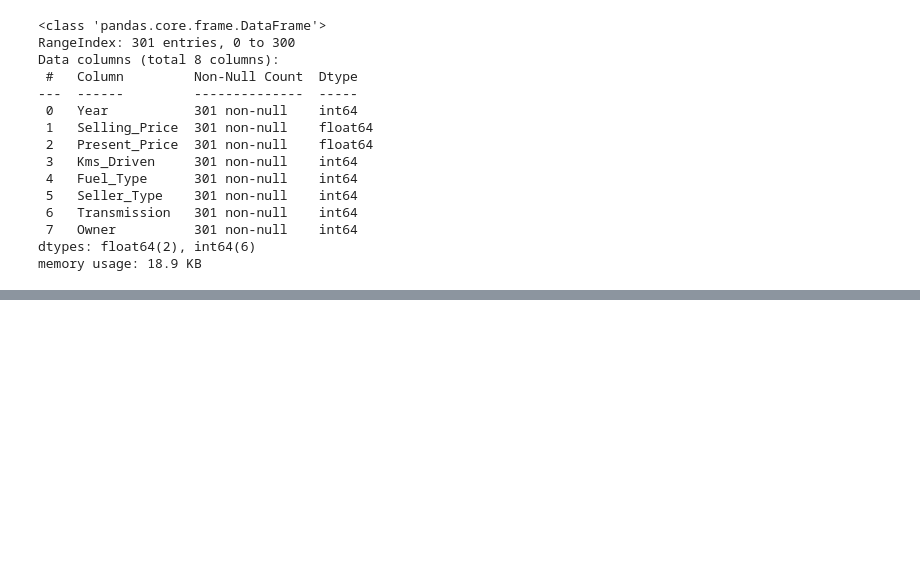
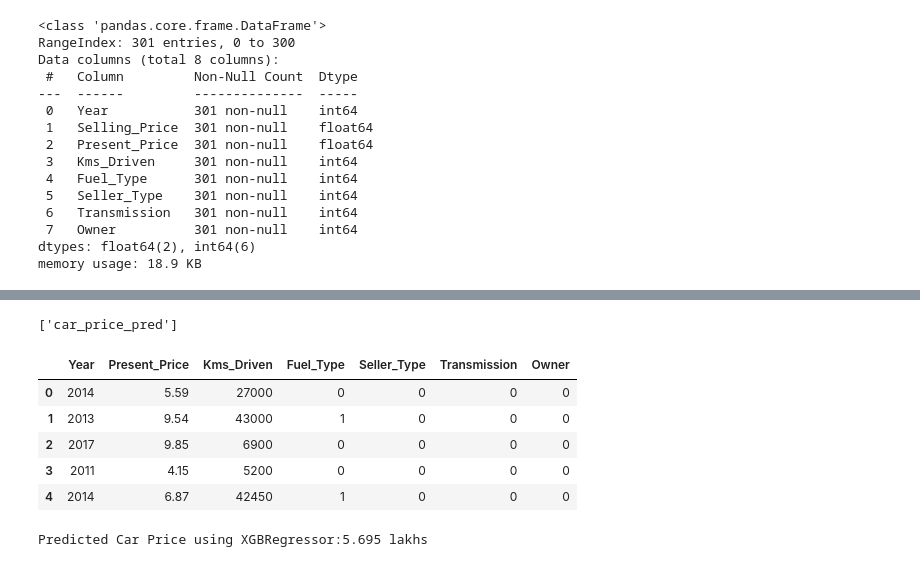
Before and after one commit to Nash242/Car-demo, a Jupyter notebook: notebooks/preprocess.ipynb, the cells around one changed output, grey strips where cells are left out. Drawn from its saved outputs; the diff is of its cells as text; code cells hidden in the pictures; blank space fills up the shorter version.

```diff
--- a/notebooks/preprocess.ipynb
+++ b/notebooks/preprocess.ipynb
@@ -133,0 +136,3 @@ memory usage: 18.9 KB
+# %%
+X = car_data.drop(['Selling_Price'], axis=1)
+Y = car_data['Selling_Price']
@@ -133,0 +268,3 @@ memory usage: 18.9 KB
+# %%
+xg = XGBRegressor()
+xg.fit(X,Y)
@@ -133,0 +283,4 @@ memory usage: 18.9 KB
+# %%
+joblib.dump(xg, 'car_price_pred')
+# %% [output]
+['car_price_pred']
@@ -133,0 +289,9 @@ memory usage: 18.9 KB
+# %%
+X.head()
+# %% [output]
+|  | Year | Present_Price | Kms_Driven | Fuel_Type | Seller_Type | Transmission | Owner |
+| 0 | 2014 | 5.59 | 27000 | 0 | 0 | 0 | 0 |
+| 1 | 2013 | 9.54 | 43000 | 1 | 0 | 0 | 0 |
+| 2 | 2017 | 9.85 | 6900 | 0 | 0 | 0 | 0 |
+| 3 | 2011 | 4.15 | 5200 | 0 | 0 | 0 | 0 |
+| 4 | 2014 | 6.87 | 42450 | 1 | 0 | 0 | 0 |
@@ -133,0 +310,4 @@ memory usage: 18.9 KB
+# %%
+print(f"Predicted Car Price using XGBRegressor:{'%.3f' %car_price[0]} lakhs")
+# %% [output]
+Predicted Car Price using XGBRegressor:5.695 lakhs
```
Also changed, not shown: parts of 25 cells of this notebook, 2 other files.
